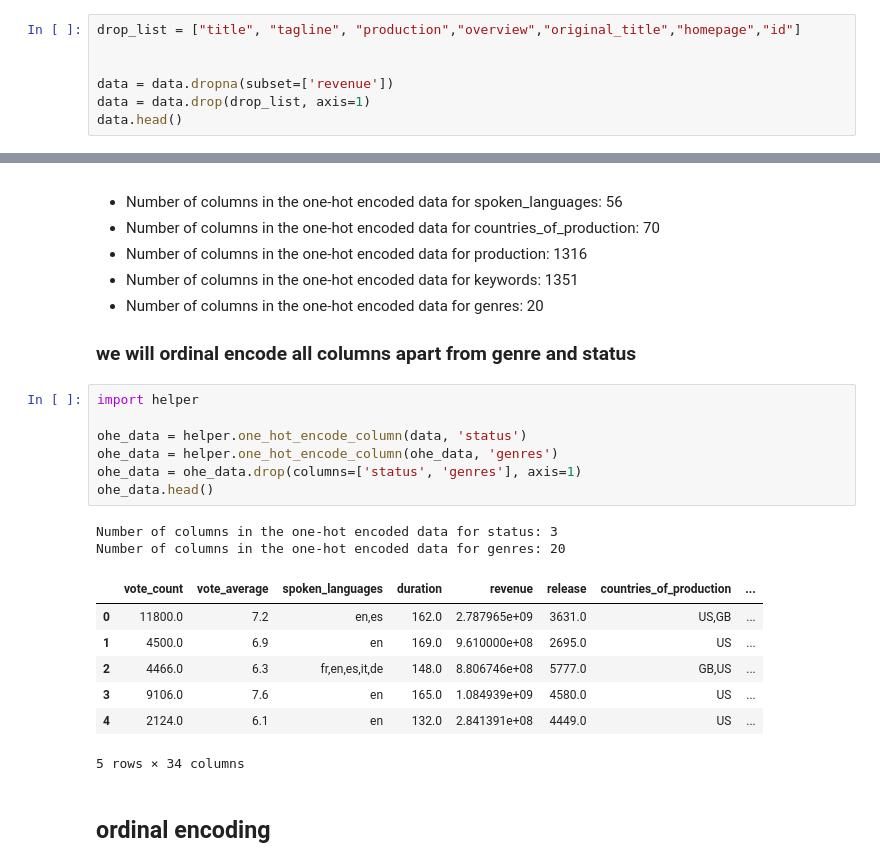
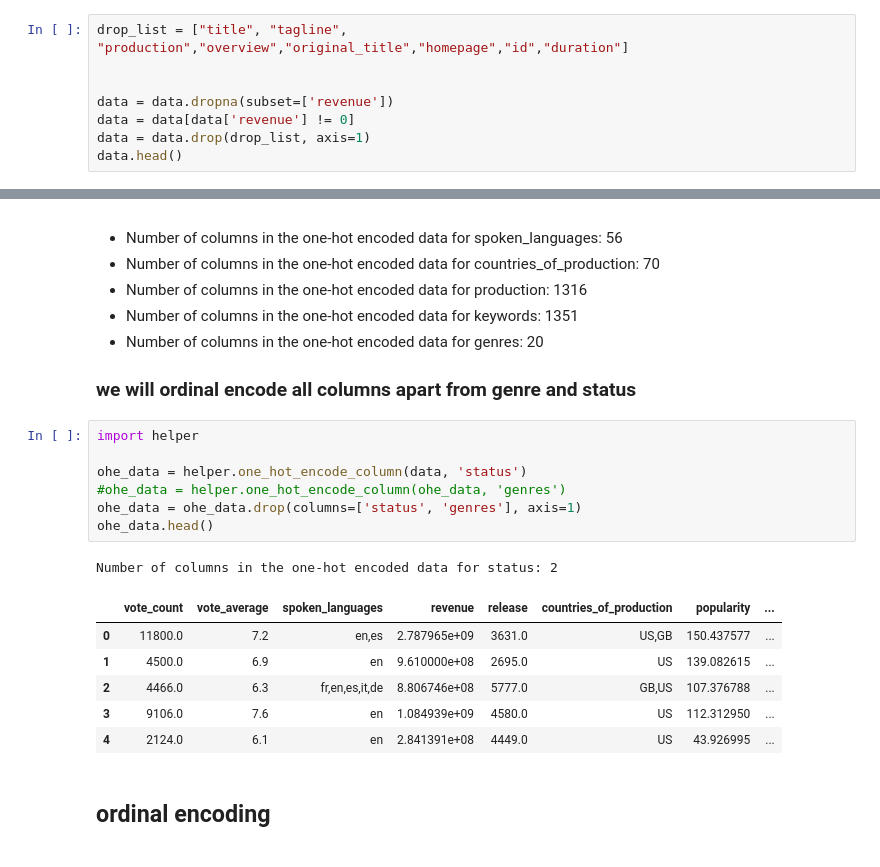
Before and after one commit to ChillinSoul/machineLearning, a Jupyter notebook: data_exploration/main.ipynb, the cells around one changed output, grey strips where cells are left out. Drawn from its saved outputs; the diff is of its cells as text.

```diff
--- a/data_exploration/main.ipynb
+++ b/data_exploration/main.ipynb
@@ -31,8 +68,9 @@ raw_data.dropna(inplace=True)
 # %%
-drop_list = ["title", "tagline", "production","overview","original_title","homepage","id"]
+drop_list = ["title", "tagline", "production","overview","original_title","homepage","id","duration"]
 
 
 data = data.dropna(subset=['revenue'])
+data = data[data['revenue'] != 0]
 data = data.drop(drop_list, axis=1)
 data.head()
 # %% [output]
@@ -118,20 +155,18 @@ cols with missing data : ['vote_average', 'duration', 'financial_investment']
 # %%
 import helper
 
 ohe_data = helper.one_hot_encode_column(data, 'status')
-ohe_data = helper.one_hot_encode_column(ohe_data, 'genres')
+#ohe_data = helper.one_hot_encode_column(ohe_data, 'genres')
 ohe_data = ohe_data.drop(columns=['status', 'genres'], axis=1)
 ohe_data.head()
 # %% [output]
-Number of columns in the one-hot encoded data for status: 3
-Number of columns in the one-hot encoded data for genres: 20
+Number of columns in the one-hot encoded data for status: 2
-|  | vote_count | vote_average | spoken_languages | duration | revenue | release | countries_of_production | ... |
-| 0 | 11800.0 | 7.2 | en,es | 162.0 | 2.787965e+09 | 3631.0 | US,GB | ... |
-| 1 | 4500.0 | 6.9 | en | 169.0 | 9.610000e+08 | 2695.0 | US | ... |
-| 2 | 4466.0 | 6.3 | fr,en,es,it,de | 148.0 | 8.806746e+08 | 5777.0 | GB,US | ... |
-| 3 | 9106.0 | 7.6 | en | 165.0 | 1.084939e+09 | 4580.0 | US | ... |
-| 4 | 2124.0 | 6.1 | en | 132.0 | 2.841391e+08 | 4449.0 | US | ... |
+|  | vote_count | vote_average | spoken_languages | revenue | release | countries_of_production | popularity | ... |
+| 0 | 11800.0 | 7.2 | en,es | 2.787965e+09 | 3631.0 | US,GB | 150.437577 | ... |
+| 1 | 4500.0 | 6.9 | en | 9.610000e+08 | 2695.0 | US | 139.082615 | ... |
+| 2 | 4466.0 | 6.3 | fr,en,es,it,de | 8.806746e+08 | 5777.0 | GB,US | 107.376788 | ... |
+| 3 | 9106.0 | 7.6 | en | 1.084939e+09 | 4580.0 | US | 112.312950 | ... |
+| 4 | 2124.0 | 6.1 | en | 2.841391e+08 | 4449.0 | US | 43.926995 | ... |
-5 rows × 34 columns
 # %% [markdown]
 ## ordinal encoding
 # %%
```
Also changed, not shown: parts of 14 cells of this notebook, 9 other files.
